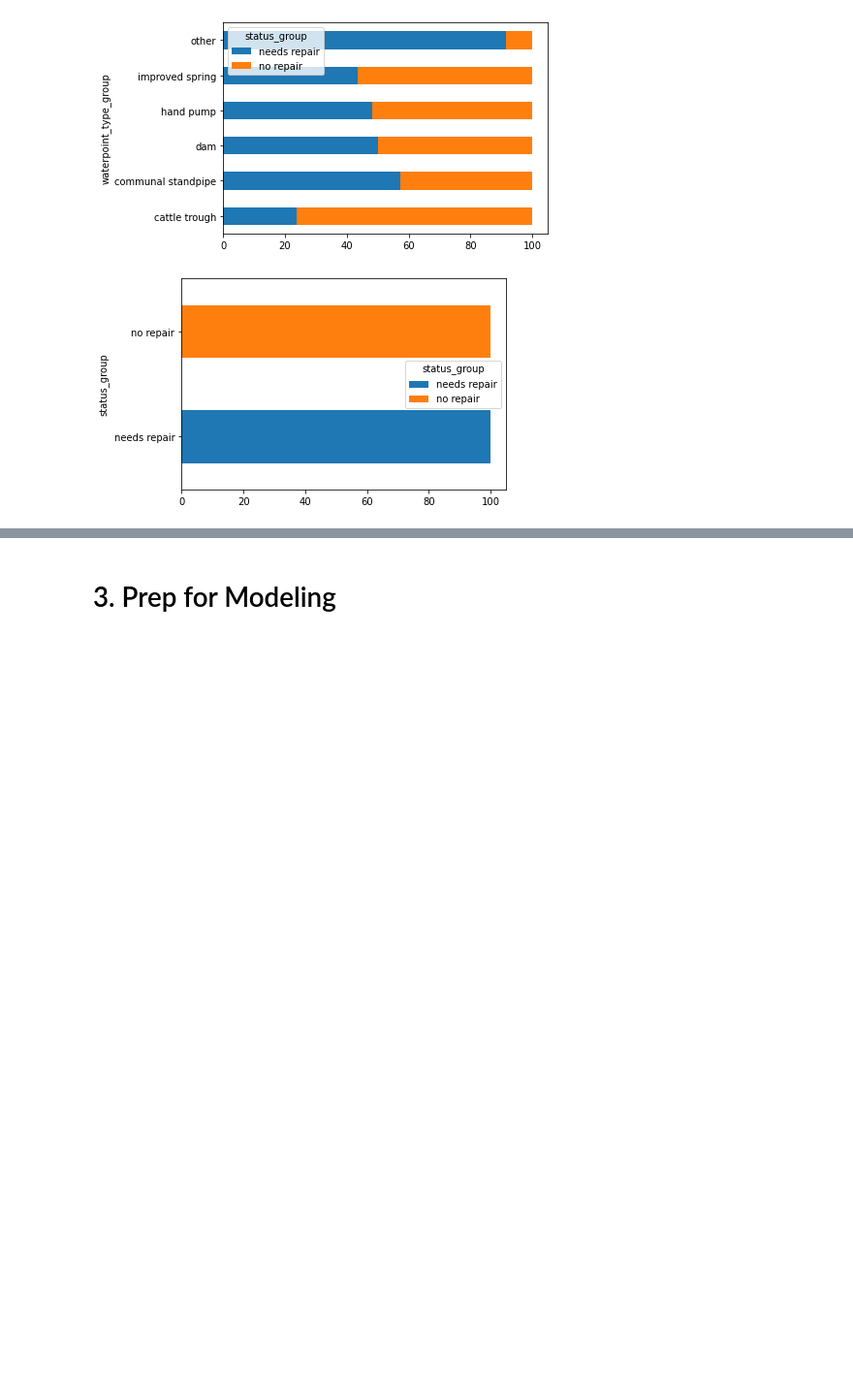
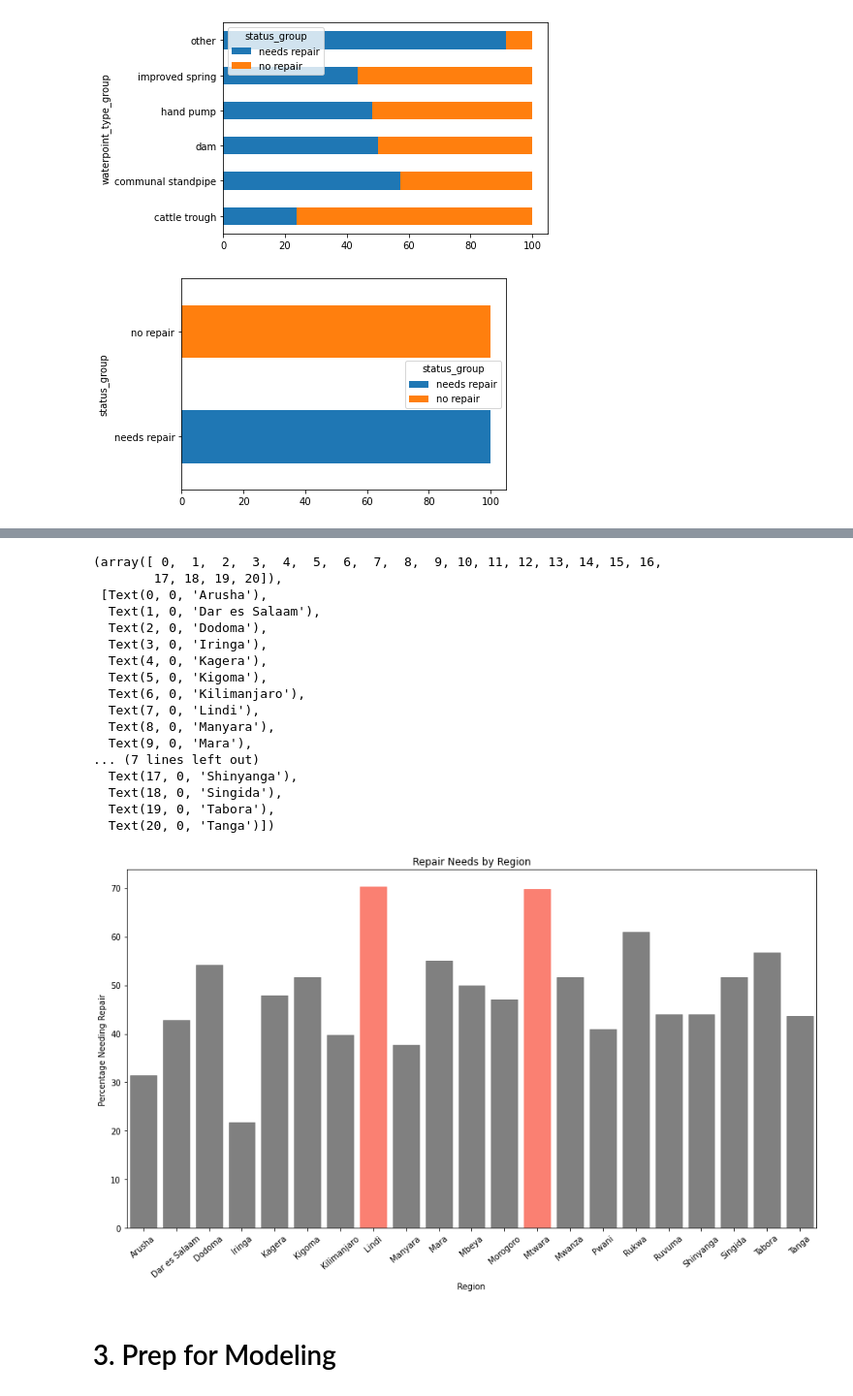
Before and after one commit to saifword/Tanz_well_predict, a Jupyter notebook: tanz_well.ipynb, the cells around one changed output, grey strips where cells are left out. Shown at 97% size. Saved outputs shown, nothing was run; the diff lists cells and outputs as text; code cells hidden in the pictures; blank space fills up the shorter version.

```diff
--- a/tanz_well.ipynb
+++ b/tanz_well.ipynb
@@ -508,3 +588,39 @@ for column in df_ne:
+# %%
+rep_r = df.groupby('region')['status_group'].value_counts(normalize=True).unstack().reset_index()
+rep_r['needs repair'] = rep_r['needs repair']*100
+
+plt.figure(figsize=(15,8))
+ax = sns.barplot(data=rep_r, x='region', y='needs repair', ci=False)
+
+for bar in ax.patches:
+    if bar.get_height() > 65:
+        bar.set_color('salmon')
+    else:
+        bar.set_color('grey')
+
+plt.xlabel('Region')
+plt.ylabel('Percentage Needing Repair')
+plt.title('Repair Needs by Region')
+plt.xticks(rotation=40)
+# %% [output]
+(array([ 0,  1,  2,  3,  4,  5,  6,  7,  8,  9, 10, 11, 12, 13, 14, 15, 16,
+        17, 18, 19, 20]),
+ [Text(0, 0, 'Arusha'),
+  Text(1, 0, 'Dar es Salaam'),
+  Text(2, 0, 'Dodoma'),
+  Text(3, 0, 'Iringa'),
+  Text(4, 0, 'Kagera'),
+  Text(5, 0, 'Kigoma'),
+  Text(6, 0, 'Kilimanjaro'),
+  Text(7, 0, 'Lindi'),
+  Text(8, 0, 'Manyara'),
+  Text(9, 0, 'Mara'),
+... (7 lines left out)
+  Text(17, 0, 'Shinyanga'),
+  Text(18, 0, 'Singida'),
+  Text(19, 0, 'Tabora'),
+  Text(20, 0, 'Tanga')])
+[figure, added]
 # %% [markdown]
 # 3. Prep for Modeling
 # %%
```
Also changed, not shown: parts of 5 cells of this notebook, 5 other files.
